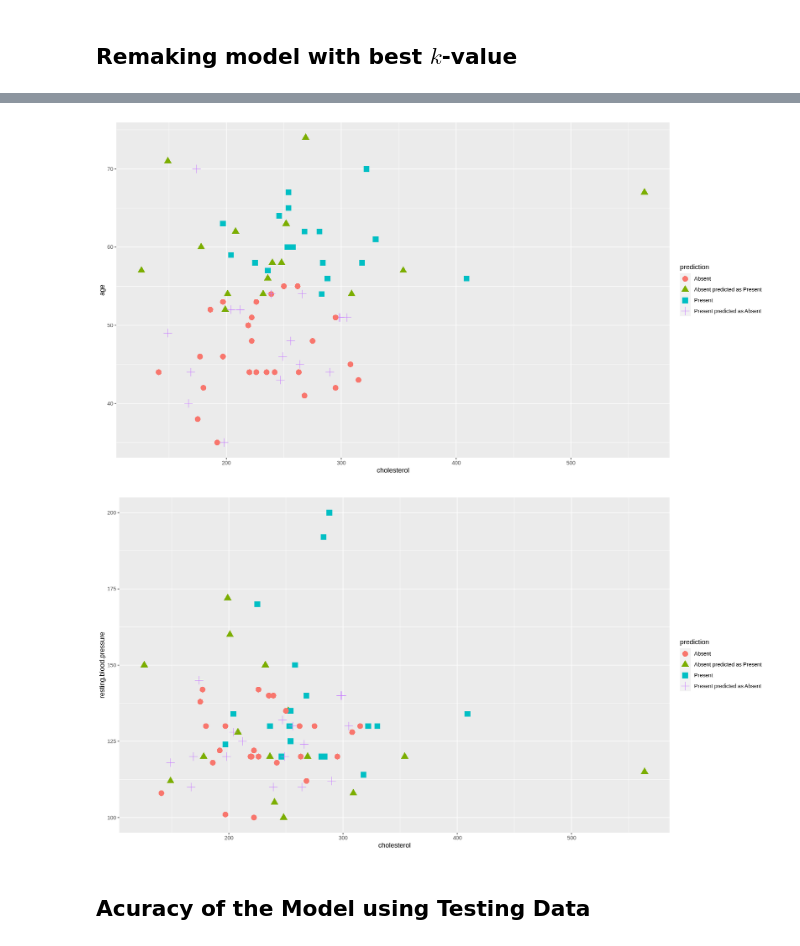
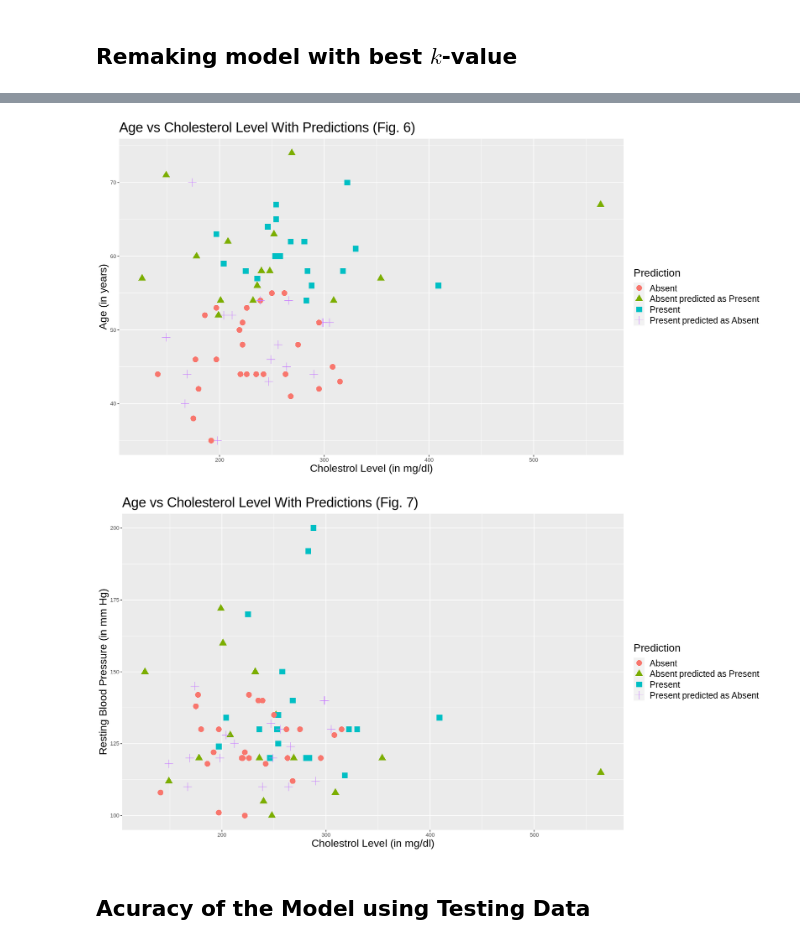
Before and after one commit to VivaanWadhwa/Heart_Disease_Prediction, a Jupyter notebook: Project_Report.ipynb, the cells around one changed output, grey strips where cells are left out. Saved outputs shown, nothing was run; the diff lists cells and outputs as text; code cells hidden in the pictures.

```diff
--- a/Project_Report.ipynb
+++ b/Project_Report.ipynb
@@ -281,15 +289,31 @@ age_v_rbp_wrong_preds
 # %%
 age_v_chol_wrong_preds <- ggplot(plot, aes(x = cholesterol, y = age, colour = prediction, shape = prediction)) +
-    geom_point(size = 4)
+    geom_point(size = 4) +
+     xlab("Cholestrol Level (in mg/dl)") +
+                ylab("Age (in years)") +
+                labs(color = "Prediction", shape = "Prediction") +
+                ggtitle("Age vs Cholesterol Level With Predictions (Fig. 6)") +
+                theme(plot.title = element_text(size=22),
+                     axis.title = element_text(size=17),
+                     legend.title = element_text(size = 17),
+                     legend.text = element_text(size = 14))
 age_v_chol_wrong_preds
 # %% [output]
-[figure, old version]
+[figure, new version]
 # %%
 rbp_v_chol_wrong_preds <- ggplot(plot, aes(x = cholesterol, y = resting.blood.pressure, colour = prediction, shape = prediction)) +
-    geom_point(size = 4)
+    geom_point(size = 4) +
+    xlab("Cholestrol Level (in mg/dl)") +
+                ylab("Resting Blood Pressure (in mm Hg)") +
+                labs(color = "Prediction", shape = "Prediction") +
+                ggtitle("Age vs Cholesterol Level With Predictions (Fig. 7)") +
+                theme(plot.title = element_text(size=22),
+                     axis.title = element_text(size=17),
+                     legend.title = element_text(size = 17),
+                     legend.text = element_text(size = 14))
 rbp_v_chol_wrong_preds
 # %% [output]
-[figure, old version]
+[figure, new version]
 # %% [markdown]
 ## Acuracy of the Model using Testing Data
 # %% [markdown]
```
Also changed, not shown: parts of 5 cells of this notebook.
